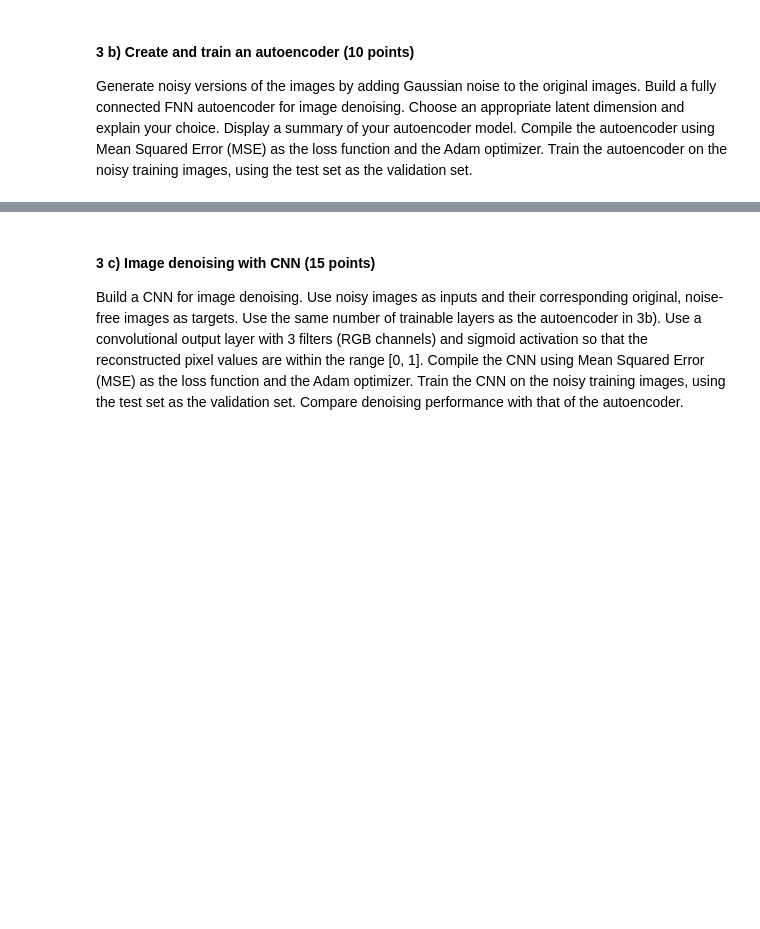
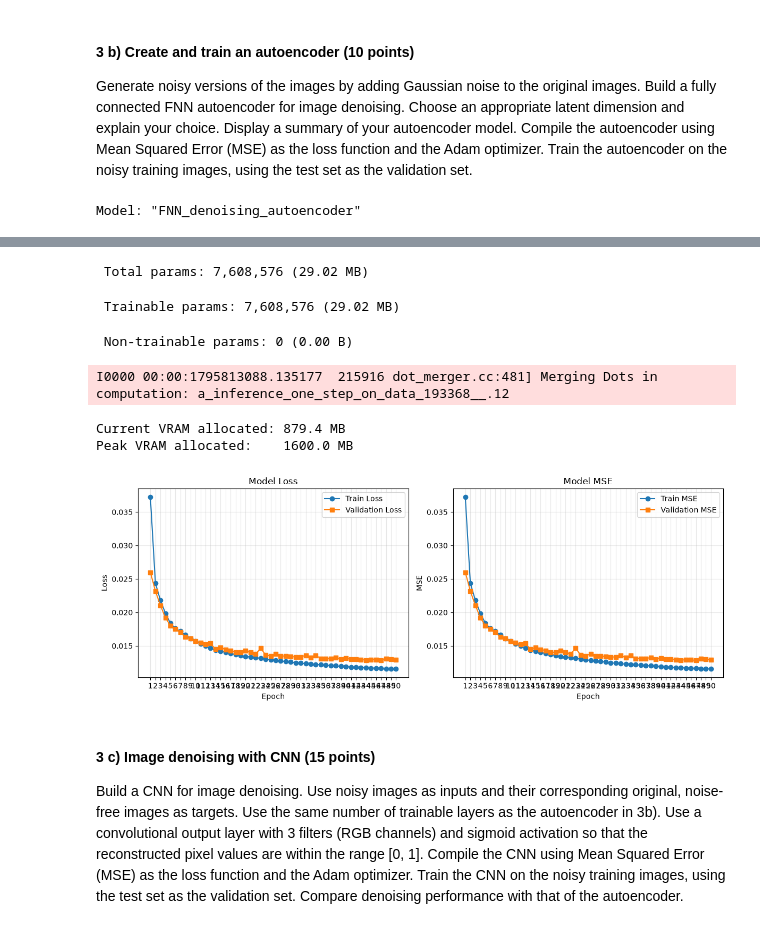
Before and after one commit to cloverco3la/GRA-41624-Deep-Learning, a Jupyter notebook: project-GRA4162-fall2026.ipynb, the cells around one changed output, grey strips where cells are left out. Drawn from its saved outputs; the diff is of its cells as text; code cells hidden in the pictures; blank space fills up the shorter version.

```diff
--- a/project-GRA4162-fall2026.ipynb
+++ b/project-GRA4162-fall2026.ipynb
@@ -792,3 +918,68 @@ Choose an appropriate latent dimension and explain your choice.
 Display a summary of your autoencoder model.
 Compile the autoencoder using Mean Squared Error (MSE) as the loss function and the Adam optimizer.
 Train the autoencoder on the noisy training images, using the test set as the validation set.
+# %%
+def build_FFN_model(input_shape, encoding_dim):
+    """
+    Build the functional model for the feedforward neural network (FFN) autoencoder.
+
+    Parameters:
+    input_shape (tuple): The shape of the input data (e.g., (32, 32, 3) for CIFAR-10 images).
+    encoding_dim (int): The dimension of the latent space (bottleneck) for the autoencoder.
+    """
+    _input_dim = 1
+    for n in input_shape:
+        _input_dim *= n
+
+    # Defining the input layer:
+    _input_image = tf.keras.Input(shape=(_input_dim,), name="noisy_image_input")  # Input layer for 32x32 RGB images
+
+    # Encoder: 3 fully connected layers with decreasing number of neurons and relu activation
+    _encoded = tf.keras.layers.Dense(1024, activation="relu", name="encoder_layer_1")(_input_image)
+    _encoded = tf.keras.layers.Dense(512, activation="relu", name="encoder_layer_2")(_encoded)
+    _latent = tf.keras.layers.Dense(encoding_dim, activation="relu", name="latent_bottleneck")(_encoded)
+
+    # Decoder: symetrical to the encoder with 3 fully connected layers with increasing number of neurons and relu activation
+    _decoded = tf.keras.layers.Dense(512, activation="relu", name="decoder_layer_1")(_latent)
+    _decoded = tf.keras.layers.Dense(1024, activation="relu", name="decoder_layer_2")(_decoded)
+    _output_image_flat = tf.keras.layers.Dense(_input_dim, activation="sigmoid", name="output_layer")(_decoded)
+
+    # Reconstruct the input image from the output of the decoder
+    _output_image = tf.keras.layers.Reshape(input_shape, name="denoised_output_image")(_output_image_flat)
+
+    return tf.keras.Model(inputs=_input_image, outputs=_output_image, name="FNN_denoising_autoencoder")
+
+ex3_FFN_model = build_FFN_model((32, 32, 3), 256)
+'''
+COMMENT: a bottleneck of 256 dimensions is hopefully sparese enough to balance the trade-off between compression and reconstruction
+quality. It is large enough to capture essential features of the input images while being small enough to help in denoising by
+filtering out noise and retaining important image structures.
+'''
+
+# Display the summary of the model architecture
+ex3_FFN_model.summary()
+
+# Compile the model with Adam optimizer and MSE loss function
+ex3_FFN_model.compile(
+    optimizer=tf.keras.optimizers.Adam(learning_rate=1e-3),
+    loss="mse",
+    metrics=["mse"],
+)
+
+# Train on the noisy training data and validate on the noisy testing data
+ex3_FFN_history = ex3_FFN_model.fit(
+    x=tf.reshape(ex3_train_data[1],(-1, 32 * 32 * 3)),  # Flatten the noisy training images
+    y=ex3_train_data[0],  # Clean target: (N, 32, 32, 3) to match model output
+    batch_size=128,
+    epochs=50,
+    validation_data=(
+        tf.reshape(ex3_test_data[1],(-1, 32 * 32 * 3)),  # Flatten the noisy testing images
+        ex3_test_data[0],  # Clean target: (N, 32, 32, 3) to match model output
+    ),
+    callbacks=ES_CALLBACKS, # Same early stopping callback as used in the SVHN model training (2c)
+    verbose=0,
+)
+
+plot_training_curves(ex3_FFN_history)
+# %% [output]
+Model: "FNN_denoising_autoencoder"
@@ -795,3 +1005,10 @@ Train the autoencoder on the noisy training images, using the test set as the va
+ Total params: 7,608,576 (29.02 MB)
+ Trainable params: 7,608,576 (29.02 MB)
+ Non-trainable params: 0 (0.00 B)
+I0000 00:00:1795813088.135177  215916 dot_merger.cc:481] Merging Dots in computation: a_inference_one_step_on_data_193368__.12
+Current VRAM allocated: 879.4 MB
+Peak VRAM allocated:    1600.0 MB
+[figure, added]
 # %% [markdown]
 #### 3 c) Image denoising with CNN (15 points)
 
```
Also changed, not shown: parts of 16 cells of this notebook.
